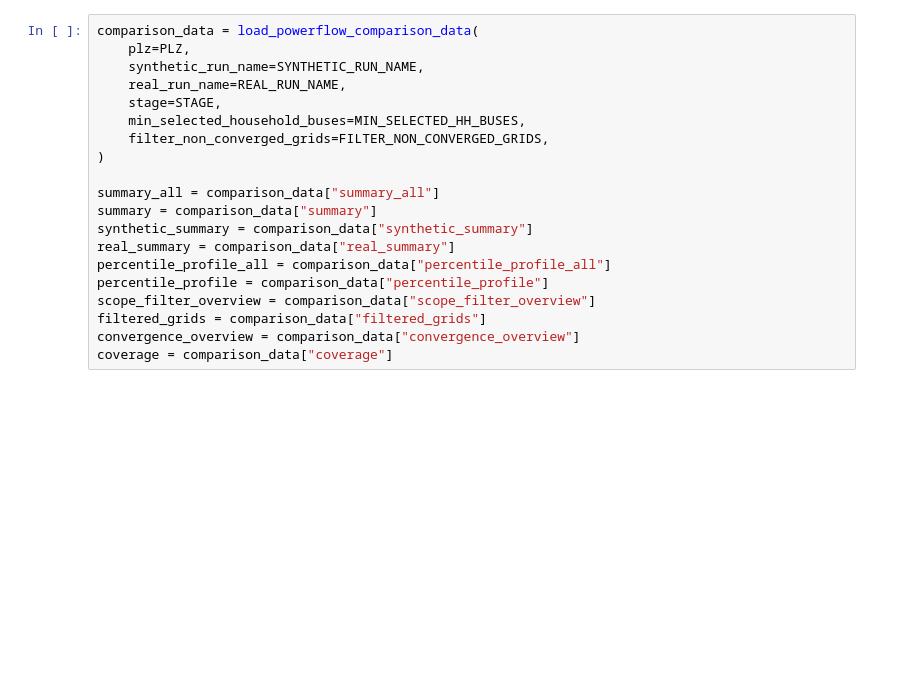
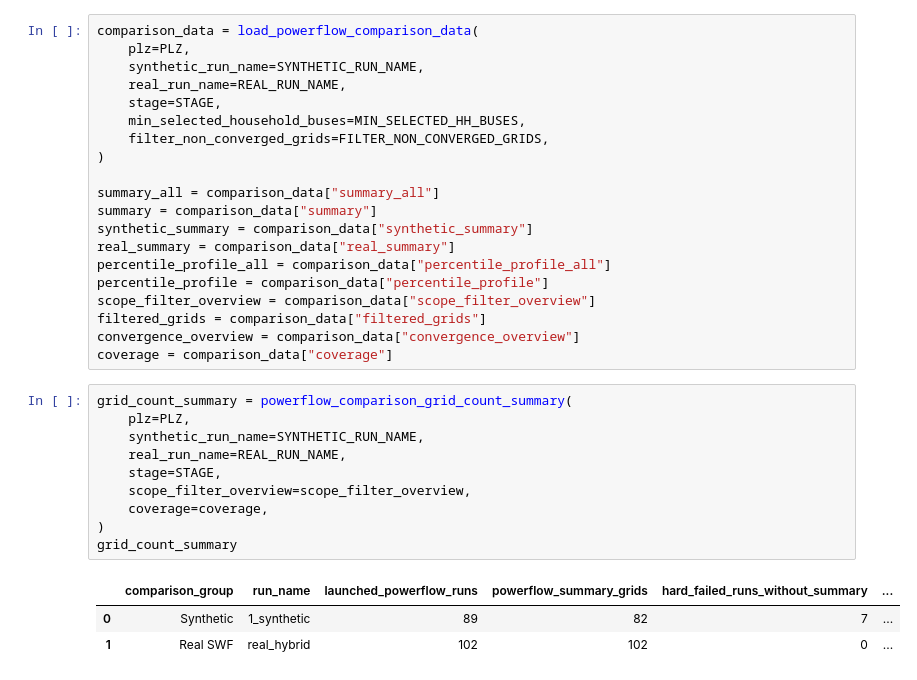
Before and after one commit to tum-ens/SurroGrid, a Jupyter notebook: GridExpand/5.postprocessing/plotting/asset_powerflow_comparison.ipynb, the cells around one changed output. Drawn from its saved outputs; the diff is of its cells as text; blank space fills up the shorter version.

```diff
--- a/GridExpand/5.postprocessing/plotting/asset_powerflow_comparison.ipynb
+++ b/GridExpand/5.postprocessing/plotting/asset_powerflow_comparison.ipynb
@@ -50,3 +54,17 @@ scope_filter_overview = comparison_data["scope_filter_overview"]
 filtered_grids = comparison_data["filtered_grids"]
 convergence_overview = comparison_data["convergence_overview"]
 coverage = comparison_data["coverage"]
+# %%
+grid_count_summary = powerflow_comparison_grid_count_summary(
+    plz=PLZ,
+    synthetic_run_name=SYNTHETIC_RUN_NAME,
+    real_run_name=REAL_RUN_NAME,
+    stage=STAGE,
+    scope_filter_overview=scope_filter_overview,
+    coverage=coverage,
+)
+grid_count_summary
+# %% [output]
+|  | comparison_group | run_name | launched_powerflow_runs | powerflow_summary_grids | hard_failed_runs_without_summary | ... |
+| 0 | Synthetic | 1_synthetic | 89 | 82 | 7 | ... |
+| 1 | Real SWF | real_hybrid | 102 | 102 | 0 | ... |
```
Also changed, not shown: parts of 6 cells of this notebook, 4 other files.
